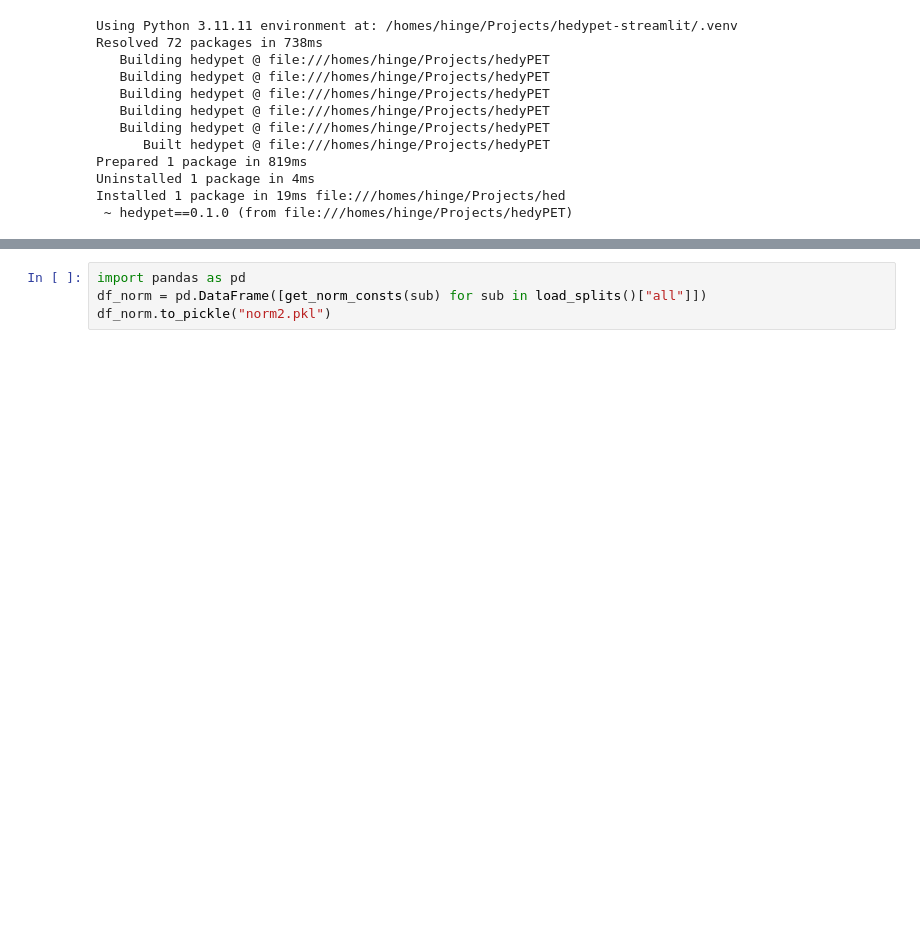
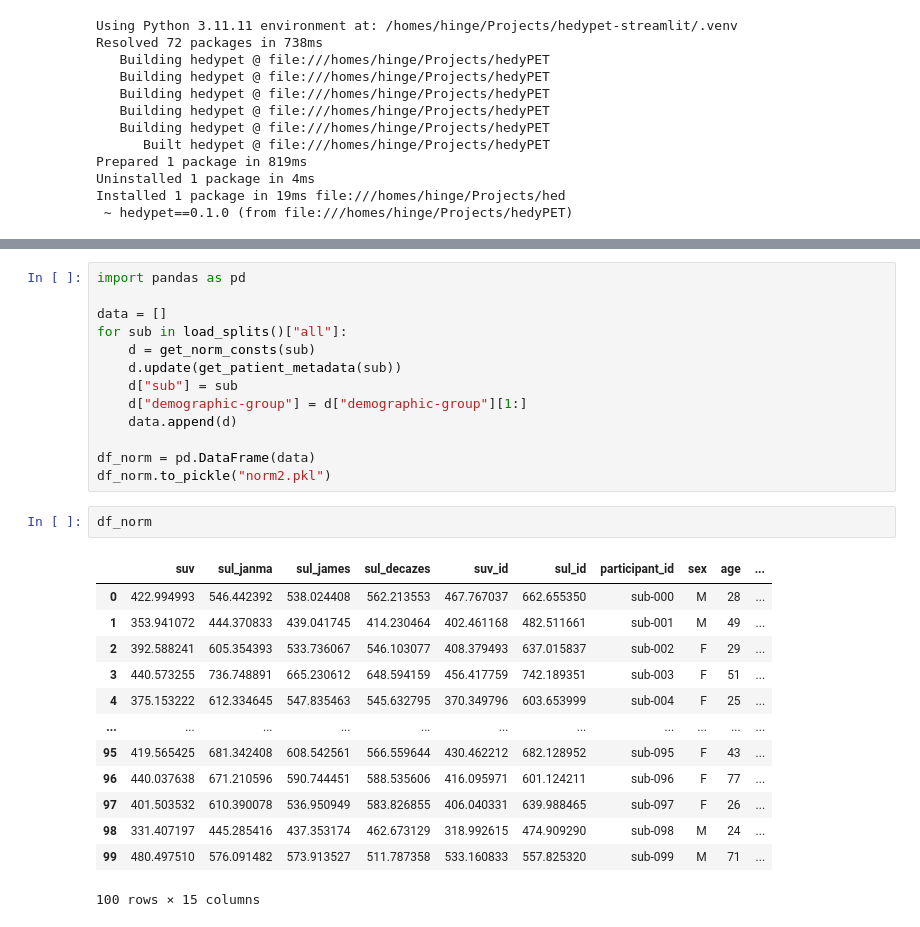
Before and after one commit to ChristianHinge/hedypet-streamlit, a Jupyter notebook: hedypet_streamlit/create_dataframes2.ipynb, the cells around one changed output, grey strips where cells are left out. Drawn from its saved outputs; the diff is of its cells as text; blank space fills up the shorter version.

```diff
--- a/hedypet_streamlit/create_dataframes2.ipynb
+++ b/hedypet_streamlit/create_dataframes2.ipynb
@@ -99,4 +149,29 @@ See the caveats in the documentation: https://pandas.pydata.org/pandas-docs/stab
 # %%
 import pandas as pd
-df_norm = pd.DataFrame([get_norm_consts(sub) for sub in load_splits()["all"]])
+
+data = []
+for sub in load_splits()["all"]:
+    d = get_norm_consts(sub)
+    d.update(get_patient_metadata(sub))
+    d["sub"] = sub
+    d["demographic-group"] = d["demographic-group"][1:]
+    data.append(d)
+
+df_norm = pd.DataFrame(data)
 df_norm.to_pickle("norm2.pkl")
+# %%
+df_norm
+# %% [output]
+|  | suv | sul_janma | sul_james | sul_decazes | suv_id | sul_id | participant_id | sex | age | ... |
+| 0 | 422.994993 | 546.442392 | 538.024408 | 562.213553 | 467.767037 | 662.655350 | sub-000 | M | 28 | ... |
+| 1 | 353.941072 | 444.370833 | 439.041745 | 414.230464 | 402.461168 | 482.511661 | sub-001 | M | 49 | ... |
+| 2 | 392.588241 | 605.354393 | 533.736067 | 546.103077 | 408.379493 | 637.015837 | sub-002 | F | 29 | ... |
+| 3 | 440.573255 | 736.748891 | 665.230612 | 648.594159 | 456.417759 | 742.189351 | sub-003 | F | 51 | ... |
+| 4 | 375.153222 | 612.334645 | 547.835463 | 545.632795 | 370.349796 | 603.653999 | sub-004 | F | 25 | ... |
+| ... | ... | ... | ... | ... | ... | ... | ... | ... | ... | ... |
+| 95 | 419.565425 | 681.342408 | 608.542561 | 566.559644 | 430.462212 | 682.128952 | sub-095 | F | 43 | ... |
+| 96 | 440.037638 | 671.210596 | 590.744451 | 588.535606 | 416.095971 | 601.124211 | sub-096 | F | 77 | ... |
+| 97 | 401.503532 | 610.390078 | 536.950949 | 583.826855 | 406.040331 | 639.988465 | sub-097 | F | 26 | ... |
+| 98 | 331.407197 | 445.285416 | 437.353174 | 462.673129 | 318.992615 | 474.909290 | sub-098 | M | 24 | ... |
+| 99 | 480.497510 | 576.091482 | 573.913527 | 511.787358 | 533.160833 | 557.825320 | sub-099 | M | 71 | ... |
+100 rows × 15 columns
```
Also changed, not shown: parts of 5 cells of this notebook, 4 other files.
